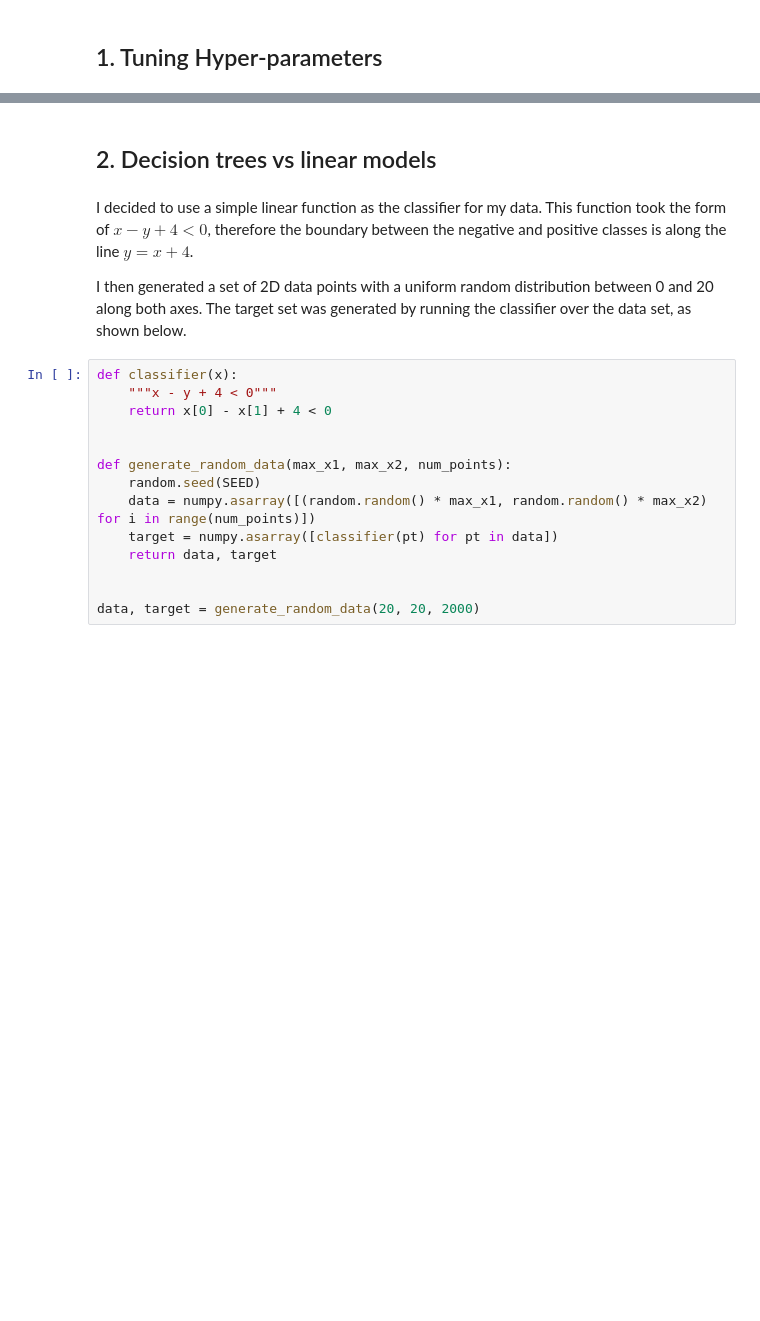
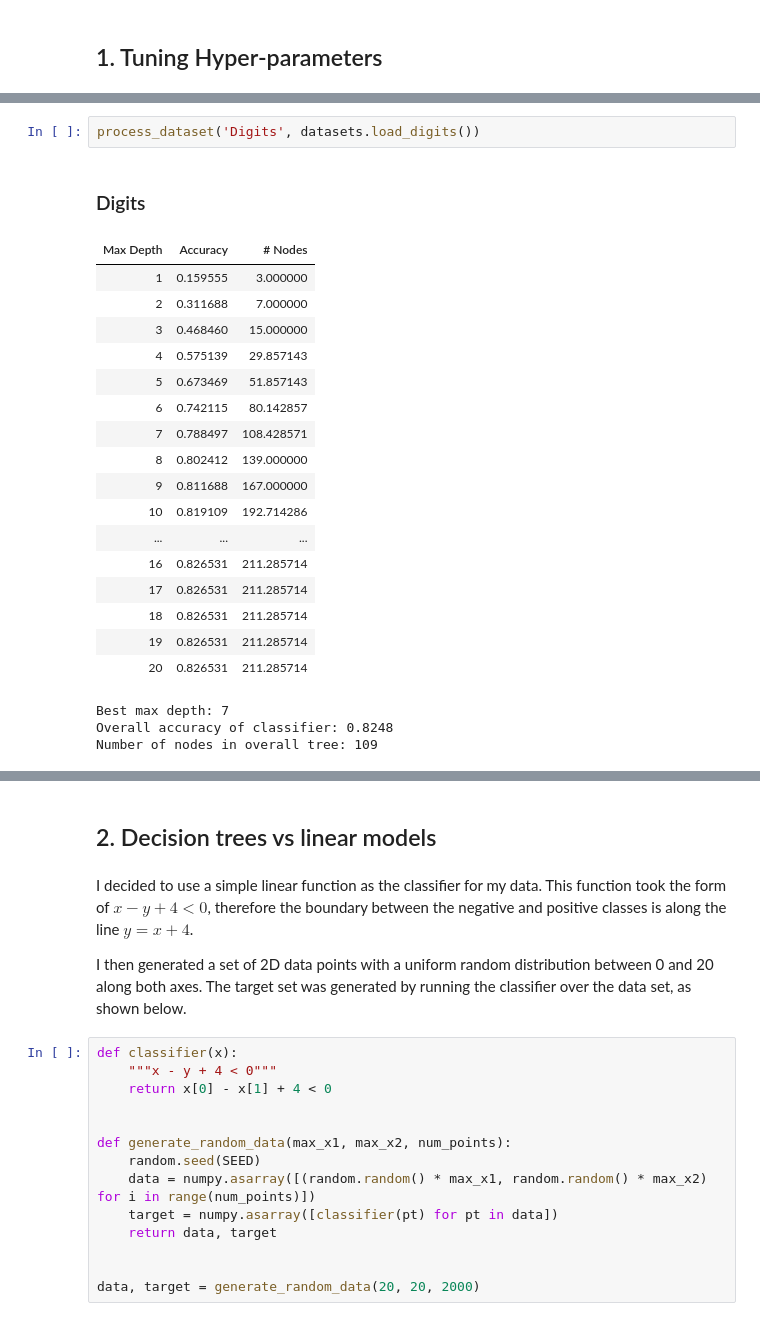
Before and after one commit to alextompkins/machine-learning-ass1, a Jupyter notebook: ato47.ipynb, the cells around one changed output, grey strips where cells are left out. Drawn from its saved outputs; the diff is of its cells as text; blank space fills up the shorter version.

```diff
--- a/ato47.ipynb
+++ b/ato47.ipynb
@@ -19,0 +187,24 @@ SEED = 1337
+# %%
+process_dataset('Digits', datasets.load_digits())
+# %% [output]
+Digits
+| Max Depth | Accuracy | # Nodes |
+| 1 | 0.159555 | 3.000000 |
+| 2 | 0.311688 | 7.000000 |
+| 3 | 0.468460 | 15.000000 |
+| 4 | 0.575139 | 29.857143 |
+| 5 | 0.673469 | 51.857143 |
+| 6 | 0.742115 | 80.142857 |
+| 7 | 0.788497 | 108.428571 |
+| 8 | 0.802412 | 139.000000 |
+| 9 | 0.811688 | 167.000000 |
+| 10 | 0.819109 | 192.714286 |
+| ... | ... | ... |
+| 16 | 0.826531 | 211.285714 |
+| 17 | 0.826531 | 211.285714 |
+| 18 | 0.826531 | 211.285714 |
+| 19 | 0.826531 | 211.285714 |
+| 20 | 0.826531 | 211.285714 |
+Best max depth: 7
+Overall accuracy of classifier: 0.8248
+Number of nodes in overall tree: 109
```
Also changed, not shown: parts of 16 cells of this notebook.
